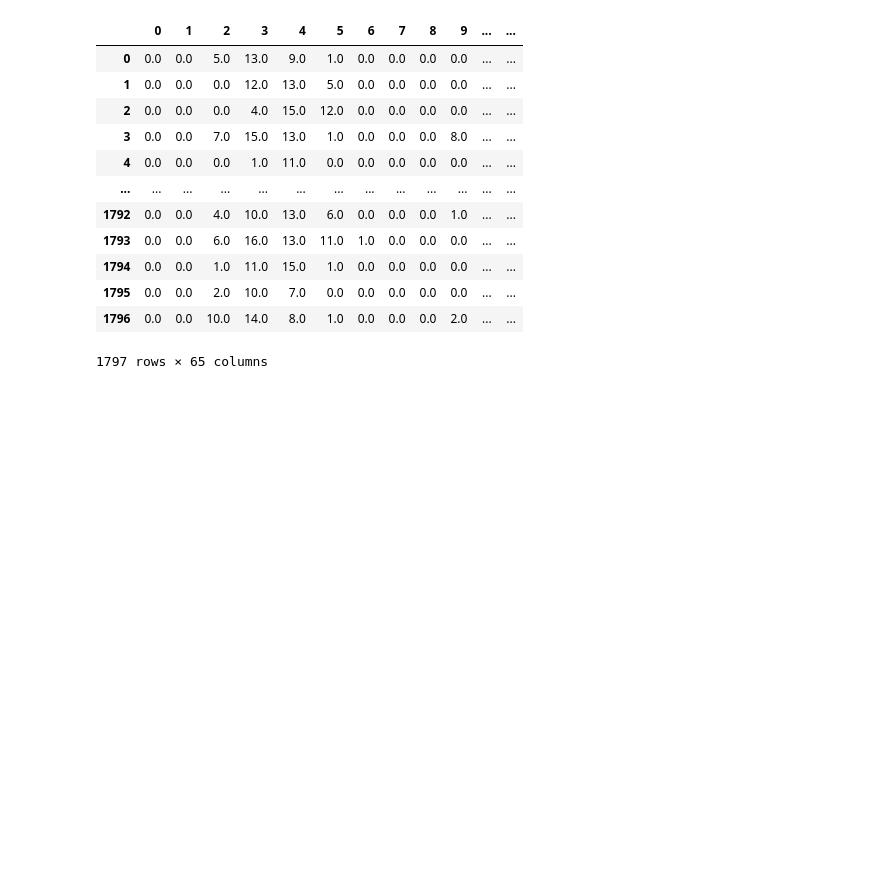
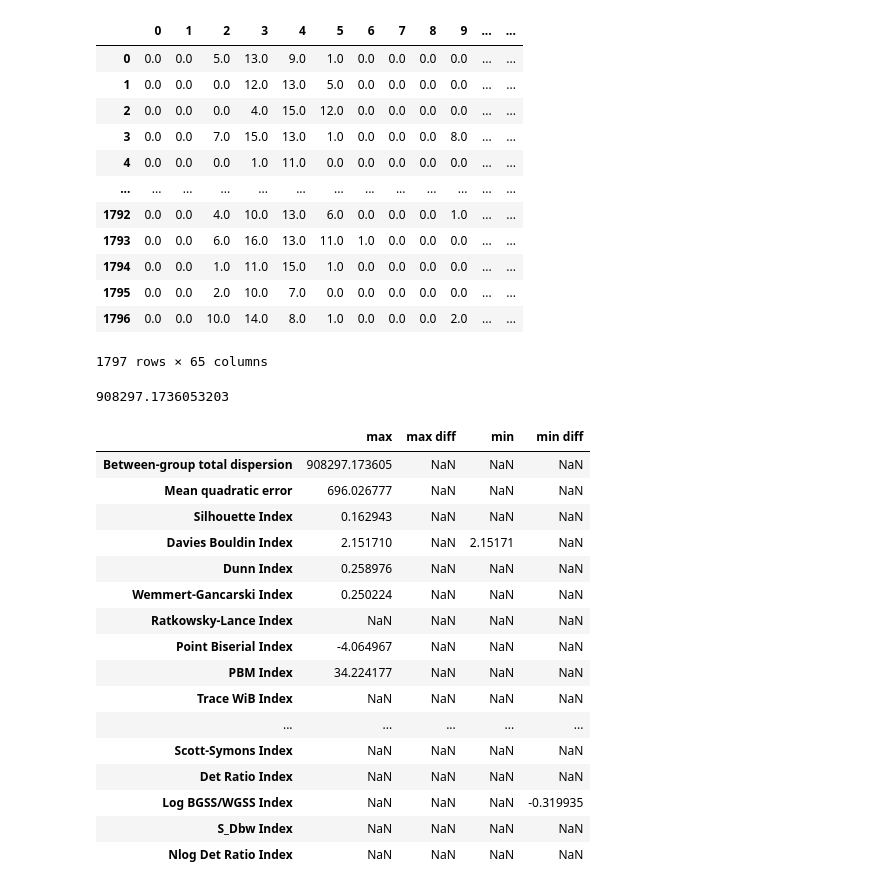
Before and after one commit to Simon-Bertrand/Clusters-Features, a Jupyter notebook: README.ipynb, the cells around one changed output. Cells and saved outputs as stored; diff of their text form; code cells hidden in the pictures; blank space fills up the shorter version.

```diff
--- a/README.ipynb
+++ b/README.ipynb
@@ -23,3 +23,37 @@ pd_df
 1797 rows × 65 columns
 # %%
 CC=ClustersCharacteristics(pd_df, "target")
+# %%
+CC.generate_output_by_info_type('general', 'max', 'G-Max-01')
+# %% [output]
+908297.1736053203
+# %%
+import json
+with open('./ClustersFeatures/indices.json') as f:
+  data = json.load(f)
+
+dict_result=data.copy()
+for k in data:
+    for j in data[k]:
+        for z,l in enumerate(data[k][j].values()):
+            dict_result[k][j][list(data[k][j].keys())[z]] =CC.generate_output_by_info_type(k, j, l)
+# %%
+pd.DataFrame(dict_result['general'])
+# %% [output]
+|  | max | max diff | min | min diff |
+| Between-group total dispersion | 908297.173605 | NaN | NaN | NaN |
+| Mean quadratic error | 696.026777 | NaN | NaN | NaN |
+| Silhouette Index | 0.162943 | NaN | NaN | NaN |
+| Davies Bouldin Index | 2.151710 | NaN | 2.15171 | NaN |
+| Dunn Index | 0.258976 | NaN | NaN | NaN |
+| Wemmert-Gancarski Index | 0.250224 | NaN | NaN | NaN |
+| Ratkowsky-Lance Index | NaN | NaN | NaN | NaN |
+| Point Biserial Index | -4.064967 | NaN | NaN | NaN |
+| PBM Index | 34.224177 | NaN | NaN | NaN |
+| Trace WiB Index | NaN | NaN | NaN | NaN |
+| ... | ... | ... | ... | ... |
+| Scott-Symons Index | NaN | NaN | NaN | NaN |
+| Det Ratio Index | NaN | NaN | NaN | NaN |
+| Log BGSS/WGSS Index | NaN | NaN | NaN | -0.319935 |
+| S_Dbw Index | NaN | NaN | NaN | NaN |
+| Nlog Det Ratio Index | NaN | NaN | NaN | NaN |
```
Also changed, not shown: parts of 16 cells of this notebook, 6 other files.
